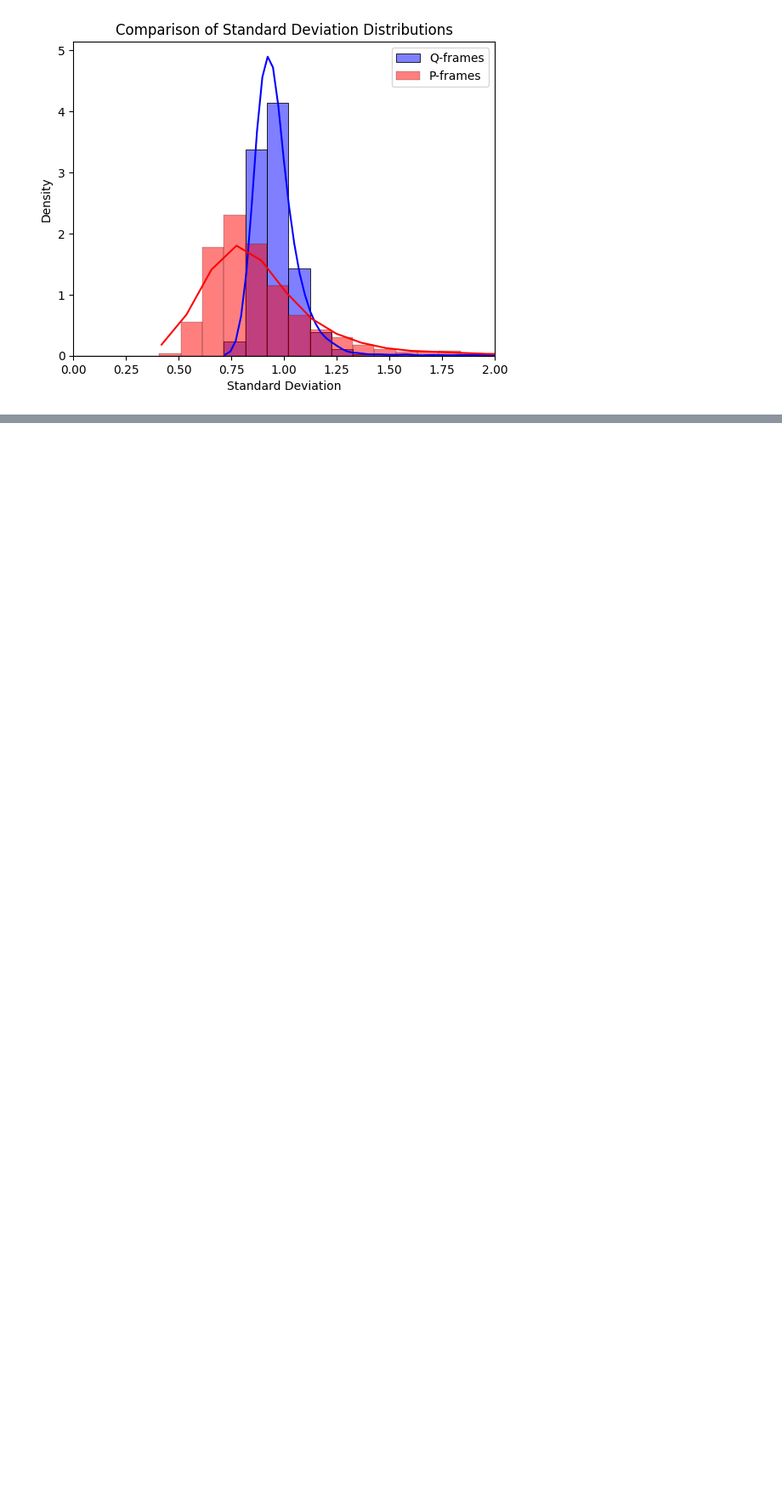
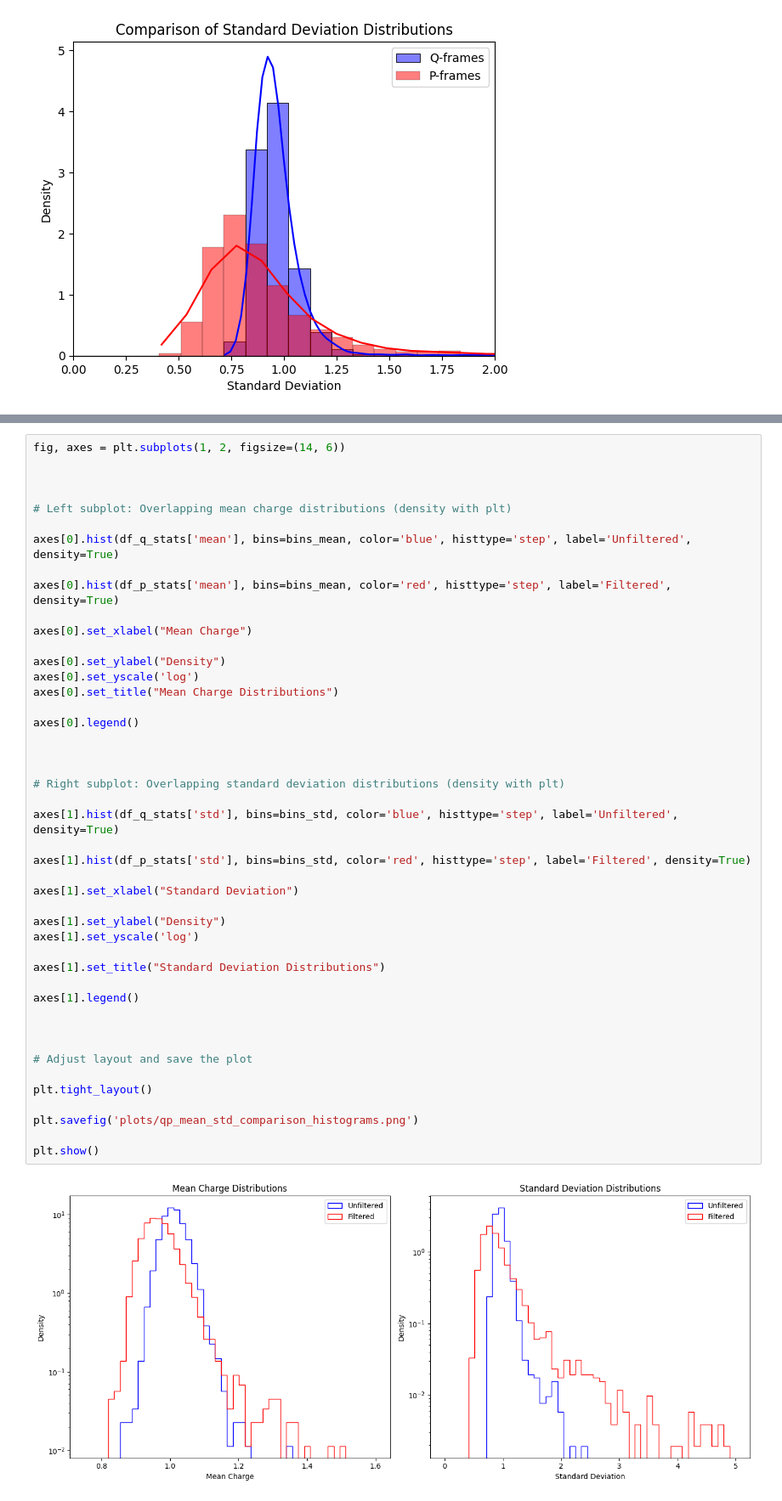
Before and after one commit to smsnfi12/bachelor-thesis, a Jupyter notebook: notebooks/p_q_frames.ipynb, the cells around one changed output, grey strips where cells are left out. Shown at 85% size. Drawn from its saved outputs; the diff is of its cells as text; blank space fills up the shorter version.

```diff
--- a/notebooks/p_q_frames.ipynb
+++ b/notebooks/p_q_frames.ipynb
@@ -720,0 +438,47 @@ Threshold for high mean charge: 1.0112156242454493
+# %%
+fig, axes = plt.subplots(1, 2, figsize=(14, 6))
+
+
+
+# Left subplot: Overlapping mean charge distributions (density with plt)
+
+axes[0].hist(df_q_stats['mean'], bins=bins_mean, color='blue', histtype='step', label='Unfiltered', density=True)
+
+axes[0].hist(df_p_stats['mean'], bins=bins_mean, color='red', histtype='step', label='Filtered', density=True)
+
+axes[0].set_xlabel("Mean Charge")
+
+axes[0].set_ylabel("Density")
+axes[0].set_yscale('log')
+axes[0].set_title("Mean Charge Distributions")
+
+axes[0].legend()
+
+
+
+# Right subplot: Overlapping standard deviation distributions (density with plt)
+
+axes[1].hist(df_q_stats['std'], bins=bins_std, color='blue', histtype='step', label='Unfiltered', density=True)
+
+axes[1].hist(df_p_stats['std'], bins=bins_std, color='red', histtype='step', label='Filtered', density=True)
+
+axes[1].set_xlabel("Standard Deviation")
+
+axes[1].set_ylabel("Density")
+axes[1].set_yscale('log')
+
+axes[1].set_title("Standard Deviation Distributions")
+
+axes[1].legend()
+
+
+
+# Adjust layout and save the plot
+
+plt.tight_layout()
+
+plt.savefig('plots/qp_mean_std_comparison_histograms.png')
+
+plt.show()
+# %% [output]
+[figure, added]
```
Also changed, not shown: parts of 27 cells of this notebook, 29 other files.
